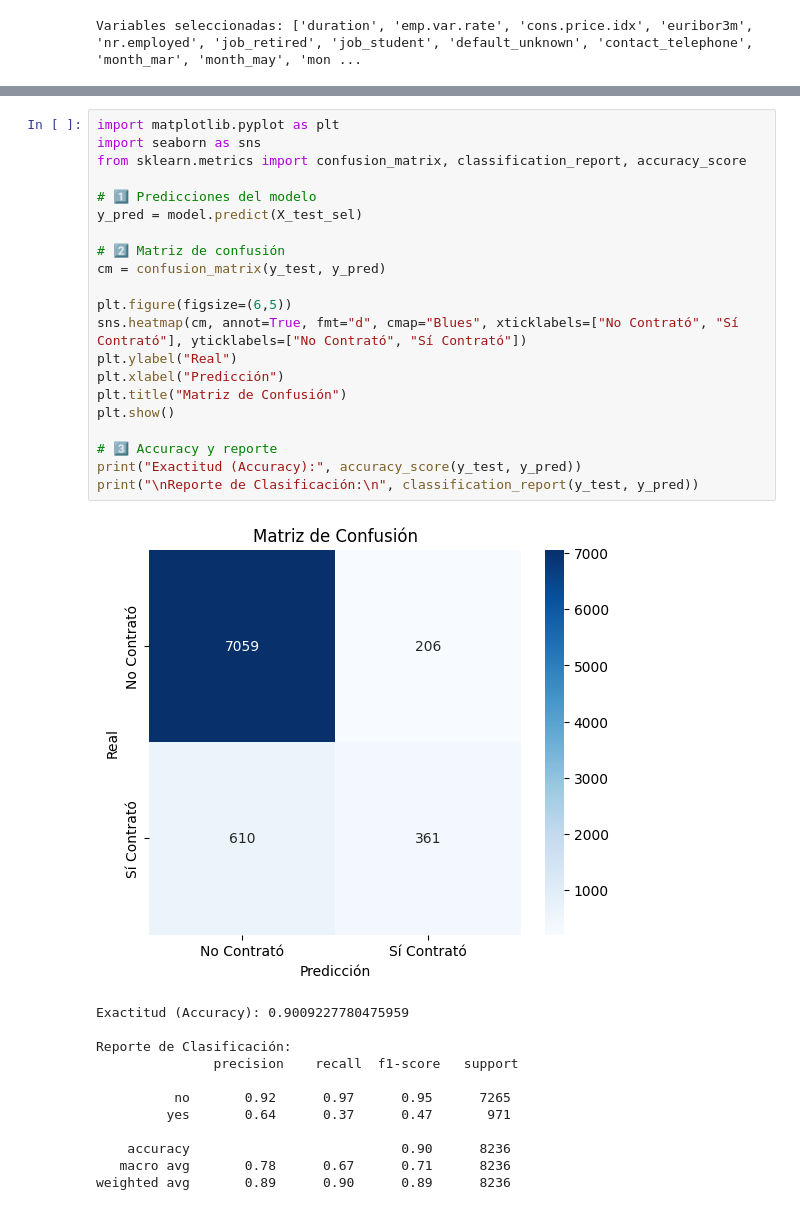
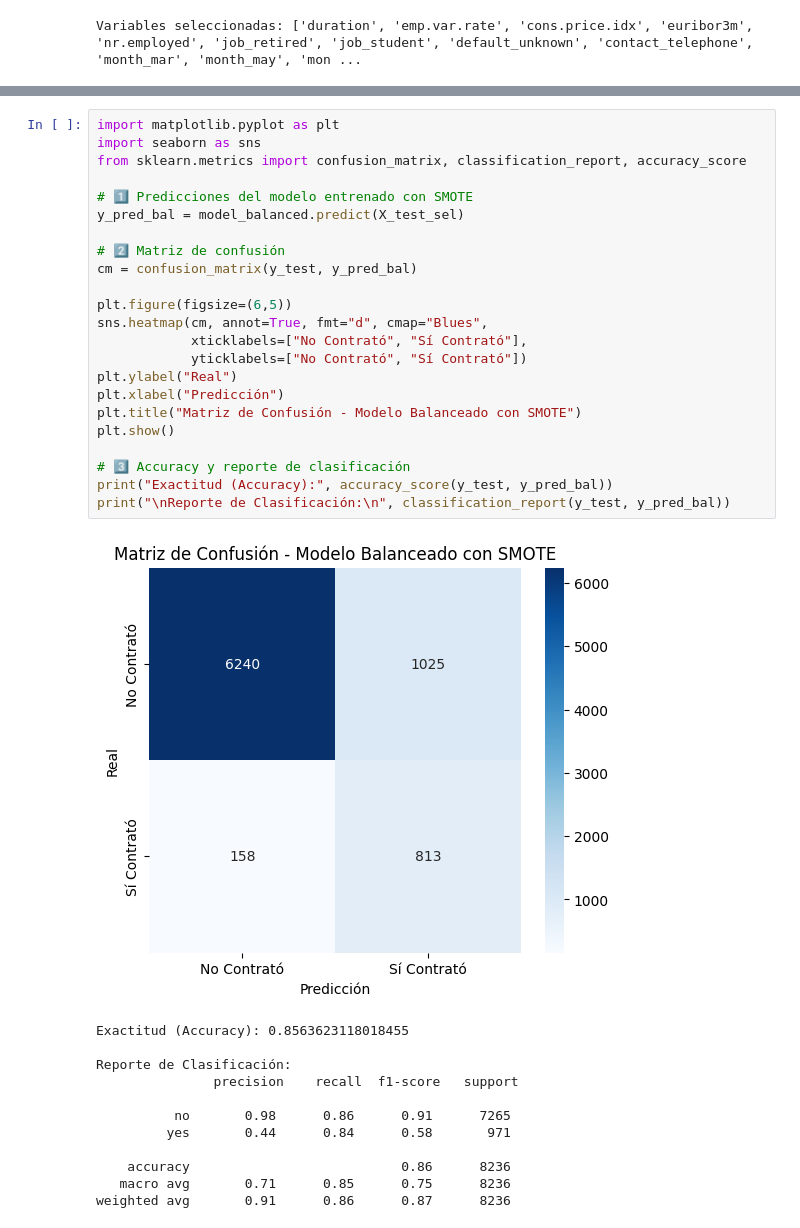
Before and after one commit to 4GeeksAcademy/machine-learning-python-RL-iburgos-template, a Jupyter notebook: src/explore.ipynb, the cells around one changed output, grey strips where cells are left out. Cells and saved outputs as stored; diff of their text form.

```diff
--- a/src/explore.ipynb
+++ b/src/explore.ipynb
@@ -309,34 +312,36 @@ Con esto comprobamos qué tan bien nuestro modelo puede predecir si un cliente c
 # %%
 import matplotlib.pyplot as plt
 import seaborn as sns
 from sklearn.metrics import confusion_matrix, classification_report, accuracy_score
 
-# 1️⃣ Predicciones del modelo
-y_pred = model.predict(X_test_sel)
+# 1️⃣ Predicciones del modelo entrenado con SMOTE
+y_pred_bal = model_balanced.predict(X_test_sel)
 
 # 2️⃣ Matriz de confusión
-cm = confusion_matrix(y_test, y_pred)
+cm = confusion_matrix(y_test, y_pred_bal)
 
 plt.figure(figsize=(6,5))
-sns.heatmap(cm, annot=True, fmt="d", cmap="Blues", xticklabels=["No Contrató", "Sí Contrató"], yticklabels=["No Contrató", "Sí Contrató"])
+sns.heatmap(cm, annot=True, fmt="d", cmap="Blues",
+            xticklabels=["No Contrató", "Sí Contrató"],
+            yticklabels=["No Contrató", "Sí Contrató"])
 plt.ylabel("Real")
 plt.xlabel("Predicción")
-plt.title("Matriz de Confusión")
+plt.title("Matriz de Confusión - Modelo Balanceado con SMOTE")
 plt.show()
 
-# 3️⃣ Accuracy y reporte
-print("Exactitud (Accuracy):", accuracy_score(y_test, y_pred))
-print("\nReporte de Clasificación:\n", classification_report(y_test, y_pred))
+# 3️⃣ Accuracy y reporte de clasificación
+print("Exactitud (Accuracy):", accuracy_score(y_test, y_pred_bal))
+print("\nReporte de Clasificación:\n", classification_report(y_test, y_pred_bal))
 # %% [output]
-[figure, old version]
+[figure, new version]
-Exactitud (Accuracy): 0.9009227780475959
+Exactitud (Accuracy): 0.8563623118018455
 
 Reporte de Clasificación:
                precision    recall  f1-score   support
 
-          no       0.92      0.97      0.95      7265
-         yes       0.64      0.37      0.47       971
+          no       0.98      0.86      0.91      7265
+         yes       0.44      0.84      0.58       971
 
-    accuracy                           0.90      8236
-   macro avg       0.78      0.67      0.71      8236
-weighted avg       0.89      0.90      0.89      8236
+    accuracy                           0.86      8236
+   macro avg       0.71      0.85      0.75      8236
+weighted avg       0.91      0.86      0.87      8236
```
Also changed, not shown: parts of 19 cells of this notebook.
